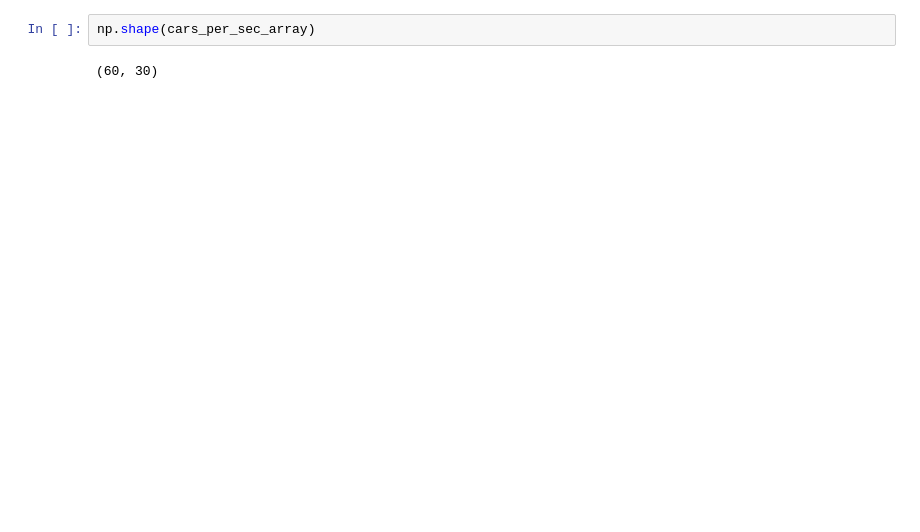
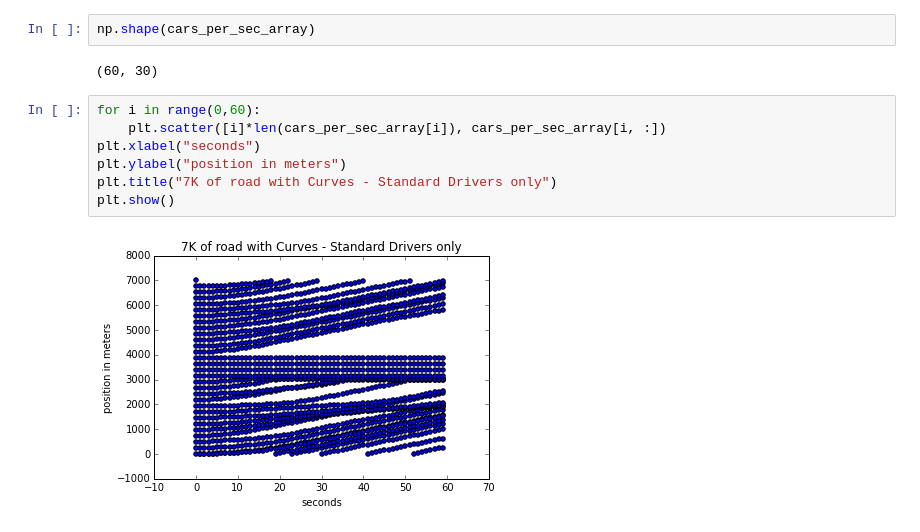
Before and after one commit to traciarms/traffic-simulation, a Jupyter notebook: traffic-simulations.ipynb, the cells around one changed output. Cells and saved outputs as stored; diff of their text form; blank space fills up the shorter version.

```diff
--- a/traffic-simulations.ipynb
+++ b/traffic-simulations.ipynb
@@ -65,3 +68,12 @@ st.pstdev(sim1000results[0])
 np.shape(cars_per_sec_array)
 # %% [output]
 (60, 30)
+# %%
+for i in range(0,60):
+    plt.scatter([i]*len(cars_per_sec_array[i]), cars_per_sec_array[i, :])
+plt.xlabel("seconds")
+plt.ylabel("position in meters")
+plt.title("7K of road with Curves - Standard Drivers only")
+plt.show()
+# %% [output]
+[figure, added]
```
Also changed, not shown: parts of 9 cells of this notebook.
